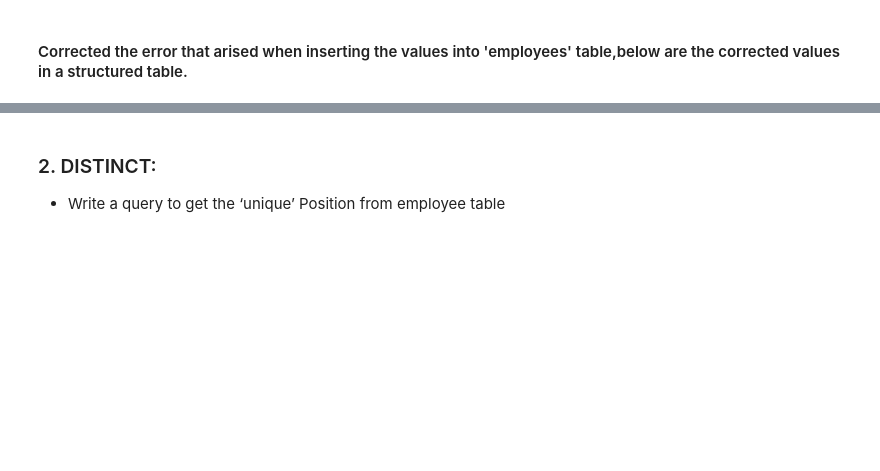
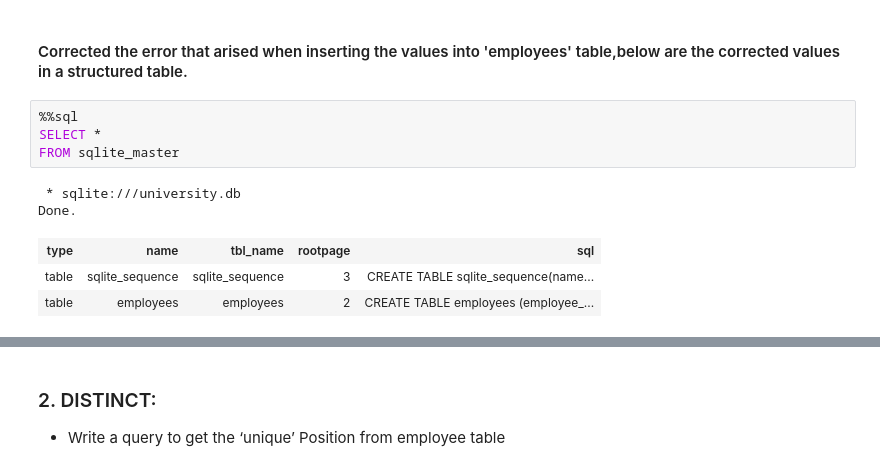
Before and after one commit to Sophiajackrich/Stutern-repo, a Jupyter notebook: SQLITE Ass.ipynb, the cells around one changed output, grey strips where cells are left out. Cells and saved outputs as stored; diff of their text form; blank space fills up the shorter version.

```diff
--- a/SQLITE Ass.ipynb
+++ b/SQLITE Ass.ipynb
@@ -290,5 +232,15 @@ VALUES ('Arons', 'Bernard' 'Medical Officer Psych', 206000, 2008);]
 # %% [markdown]
 #### Corrected the error that arised when inserting the values into 'employees' table,below are the corrected values in a structured table.
+# %%
+%%sql
+SELECT *
+FROM sqlite_master
+# %% [output]
+ * sqlite:///university.db
+Done.
+| type | name | tbl_name | rootpage | sql |
+| table | sqlite_sequence | sqlite_sequence | 3 | CREATE TABLE sqlite_sequence(name... |
+| table | employees | employees | 2 | CREATE TABLE employees (employee_... |
 # %%
 %%sql
 SELECT *
```
Also changed, not shown: parts of 12 cells of this notebook.
